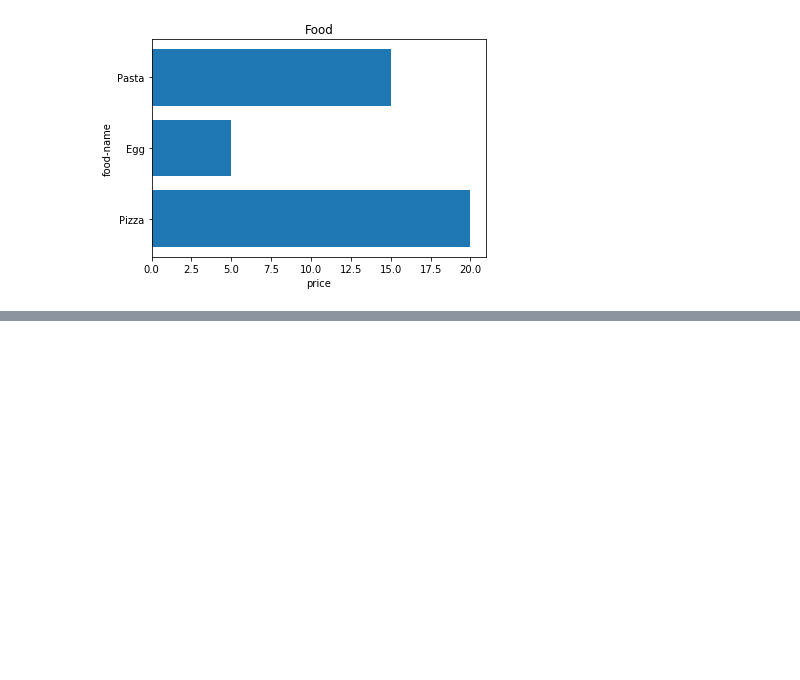
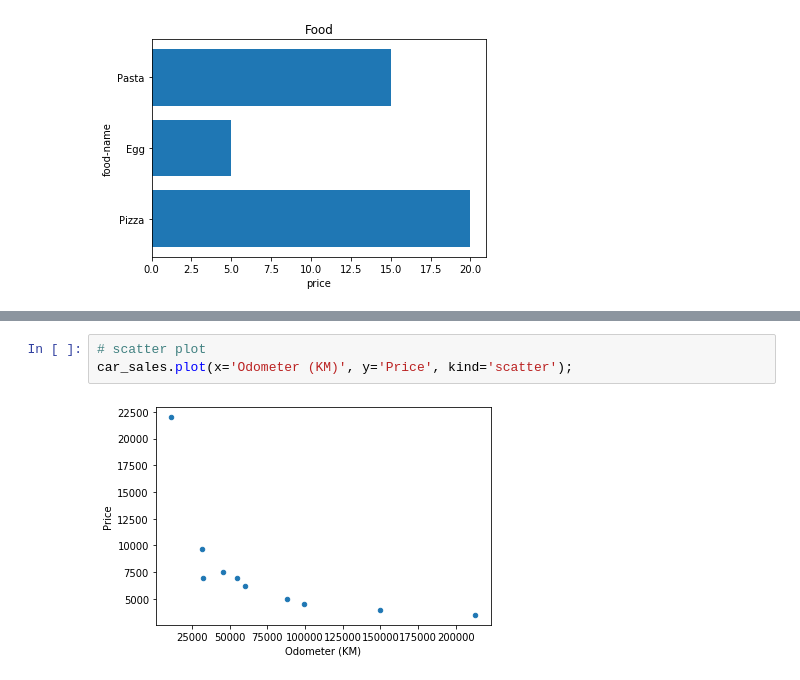
Before and after one commit to aliazani/machine-learning, a Jupyter notebook: 4-matplotlib/1-introduction-matplotlib.ipynb, the cells around one changed output, grey strips where cells are left out. Cells and saved outputs as stored; diff of their text form; blank space fills up the shorter version.

```diff
--- a/4-matplotlib/1-introduction-matplotlib.ipynb
+++ b/4-matplotlib/1-introduction-matplotlib.ipynb
@@ -173,0 +270,5 @@ ax[1, 1].hist(np.random.randn(100));
+# %%
+# scatter plot
+car_sales.plot(x='Odometer (KM)', y='Price', kind='scatter');
+# %% [output]
+[figure, added]
```
Also changed, not shown: parts of 31 cells of this notebook, 1 other file.
